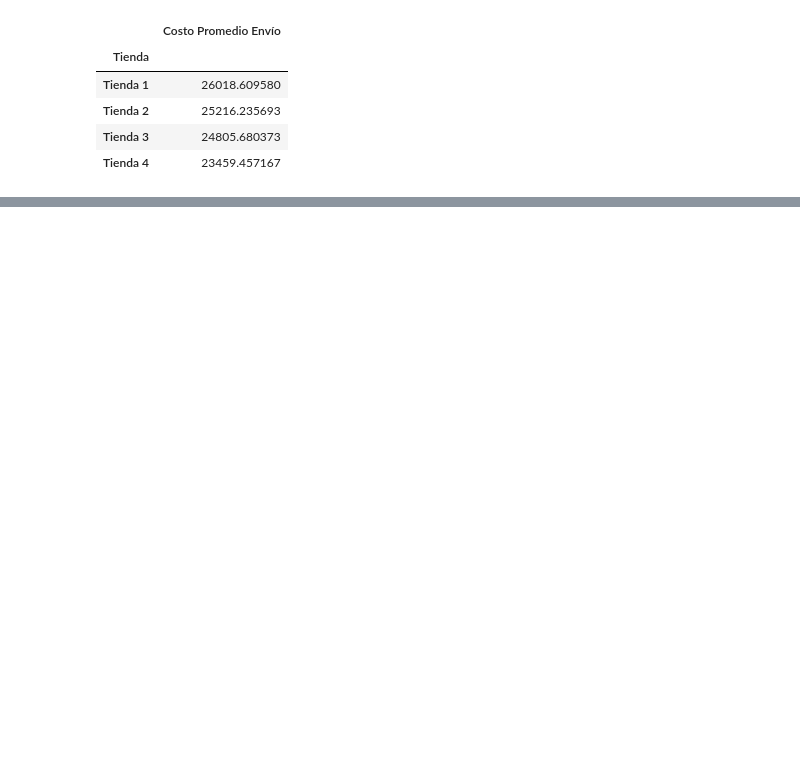
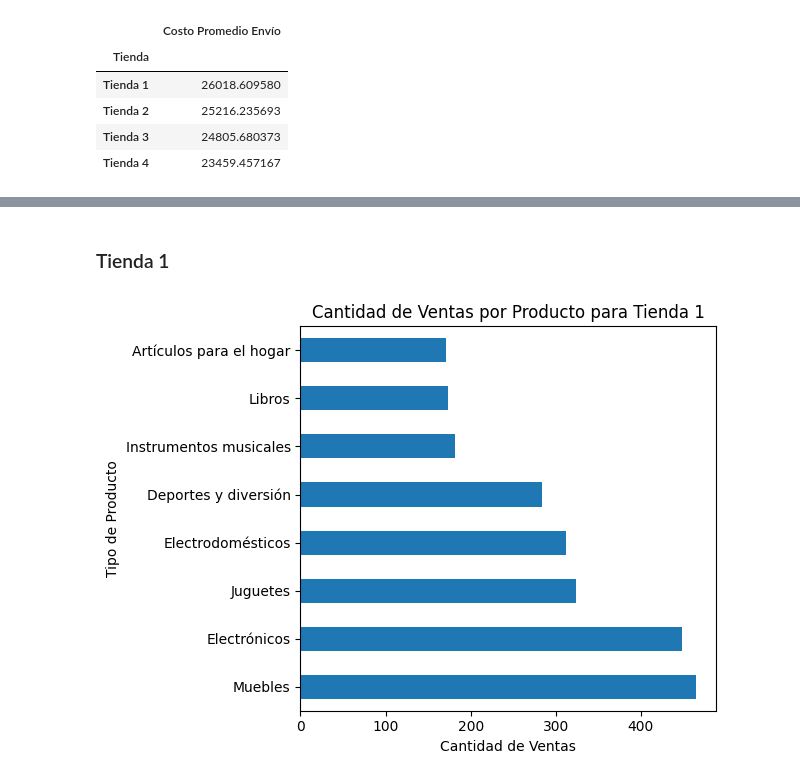
Before and after one commit to CristianRiascos/Alura-DS-Python-Challenge, a Jupyter notebook: Challenge.ipynb, the cells around one changed output, grey strips where cells are left out. Cells and saved outputs as stored; diff of their text form; code cells hidden in the pictures; blank space fills up the shorter version.

```diff
--- a/Challenge.ipynb
+++ b/Challenge.ipynb
@@ -172,0 +186,18 @@ costo_envio_promedio_tiendas
+# %%
+def graficar_categorías( ventas_por_categoria_tienda, titulo ):
+  ventas_por_categoria_tienda.plot(
+      kind='barh',
+      legend=False,
+      title=titulo,
+      xlabel='Cantidad de Ventas',
+      ylabel='Tipo de Producto'
+  )
+
+  plt.tight_layout()
+  plt.show()
+# %% [markdown]
+### Tienda 1
+# %%
+graficar_categorías( ventas_por_categoria_tienda1, 'Cantidad de Ventas por Producto para Tienda 1')
+# %% [output]
+[figure, added]
```
Also changed, not shown: parts of 65 cells of this notebook.
